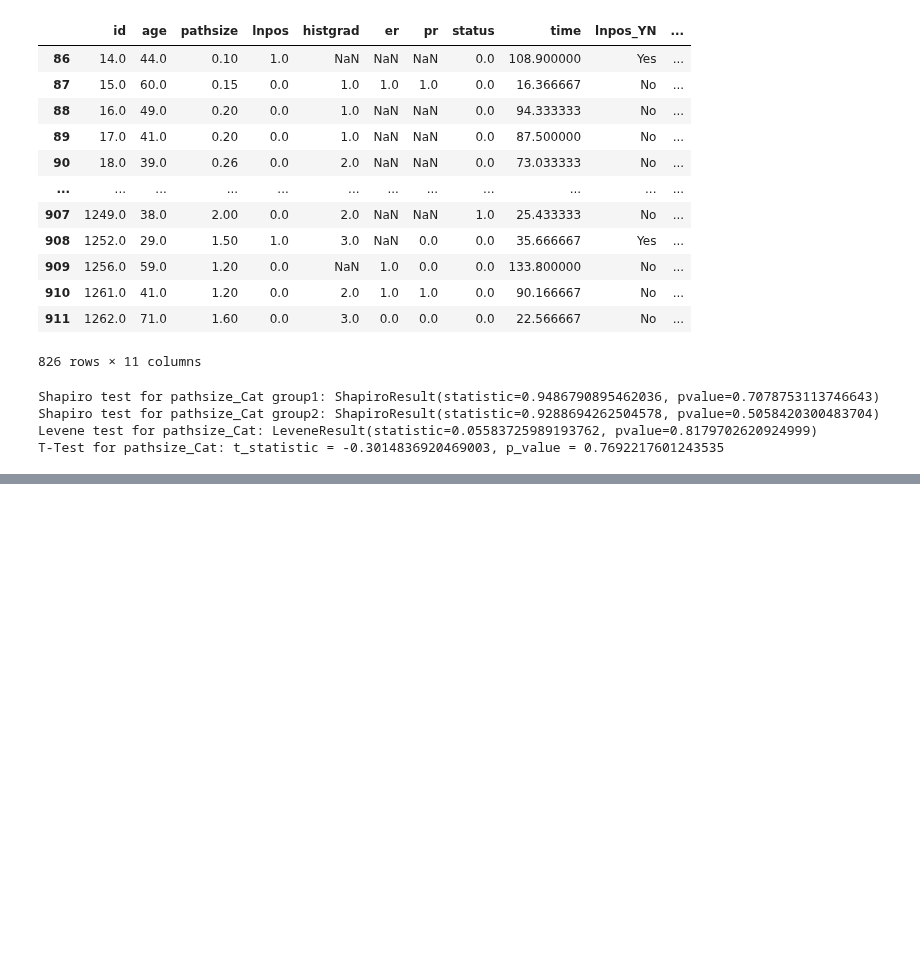
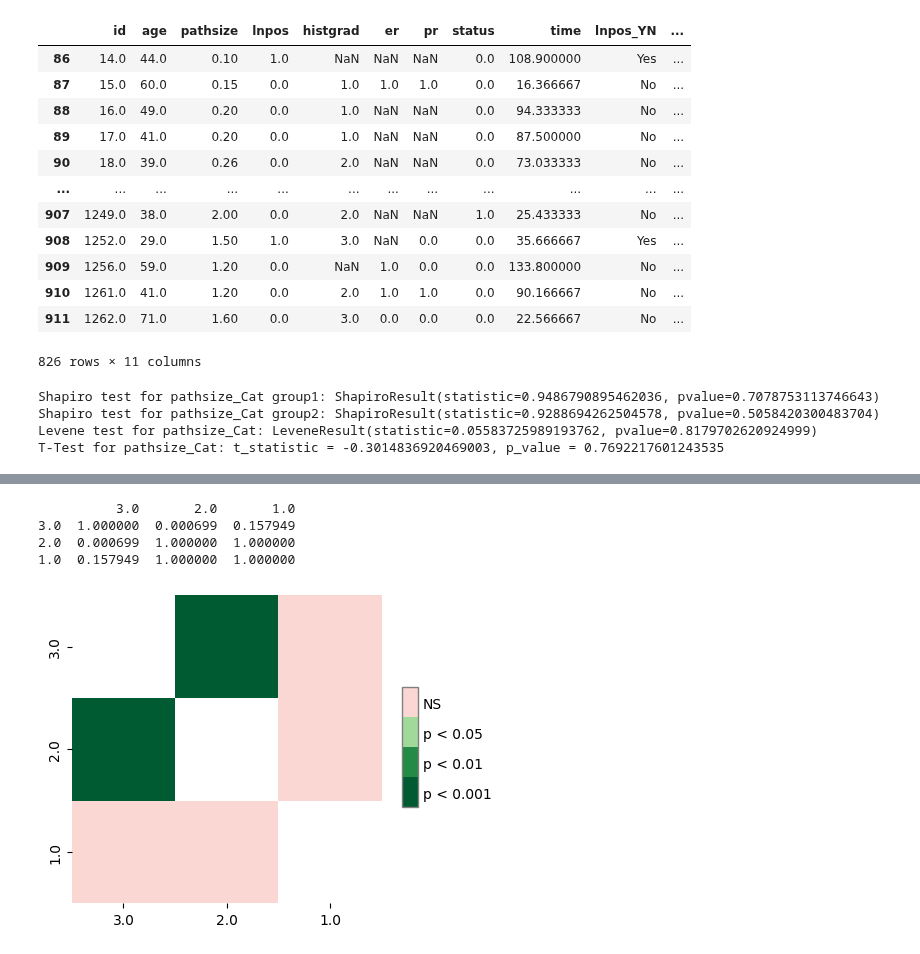
Before and after one commit to Sara9595/Kaggle, a Jupyter notebook: performing-statistical-tests-on-preprocessed-breast-cancer-dataset.ipynb, the cells around one changed output, grey strips where cells are left out. Saved outputs shown, nothing was run; the diff lists cells and outputs as text; code cells hidden in the pictures; blank space fills up the shorter version.

Commit message:
Kaggle Notebook | ❇️Performing statistical tests | Adding ANOVA Test

```diff
--- a/performing-statistical-tests-on-preprocessed-breast-cancer-dataset.ipynb
+++ b/performing-statistical-tests-on-preprocessed-breast-cancer-dataset.ipynb
@@ -264,0 +293,3 @@ T-Test for pathsize_Cat: t_statistic = -0.3014836920469003, p_value = 0.76922176
+# %%
+cleaned_data = df.dropna(subset=['histgrad'])
+cleaned_data
@@ -264,0 +403,21 @@ T-Test for pathsize_Cat: t_statistic = -0.3014836920469003, p_value = 0.76922176
+# %%
+# Perform pairwise t-tests with Bonferroni correction
+posthoc_result = sp.posthoc_ttest(cleaned_data, val_col='time', group_col='histgrad', p_adjust='bonferroni')
+
+# Display the results
+print(posthoc_result)
+# %% [output]
+          3.0       2.0       1.0
+3.0  1.000000  0.000699  0.157949
+2.0  0.000699  1.000000  1.000000
+1.0  0.157949  1.000000  1.000000
+# %%
+import matplotlib.pyplot as plt
+import scikit_posthocs as sp
+
+plt.figure(figsize=(4, 4))
+sp.sign_plot(posthoc_result)
+
+plt.show()
+# %% [output]
+[figure, added]
```
Also changed, not shown: parts of 18 cells of this notebook.
